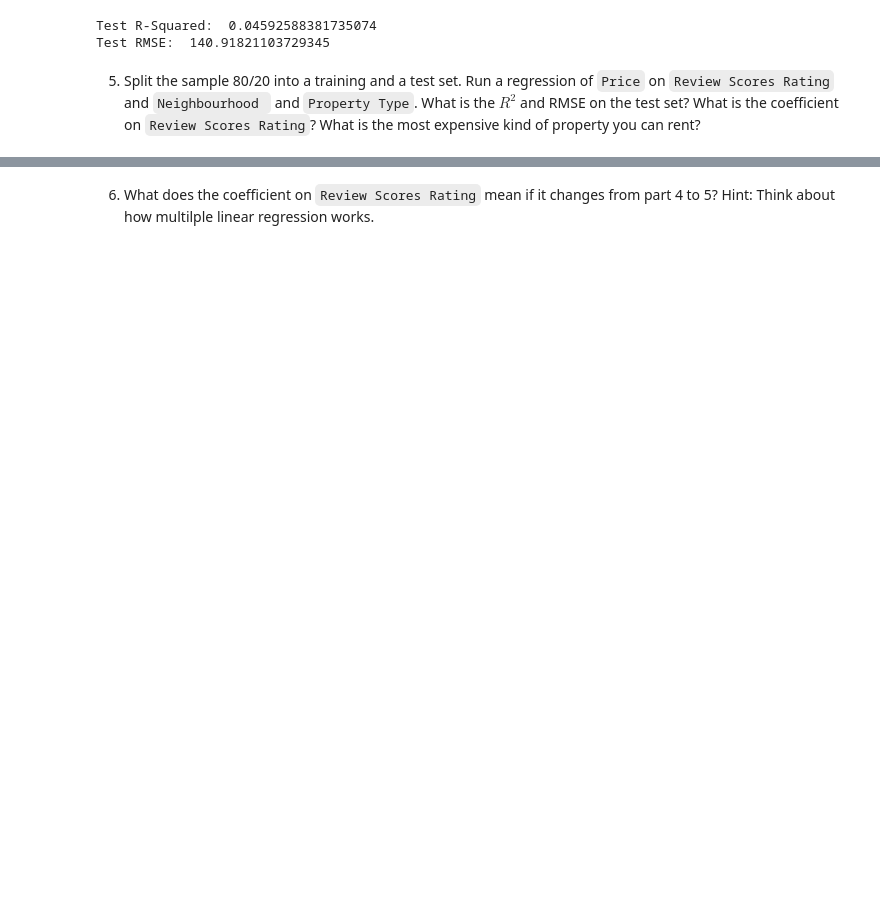
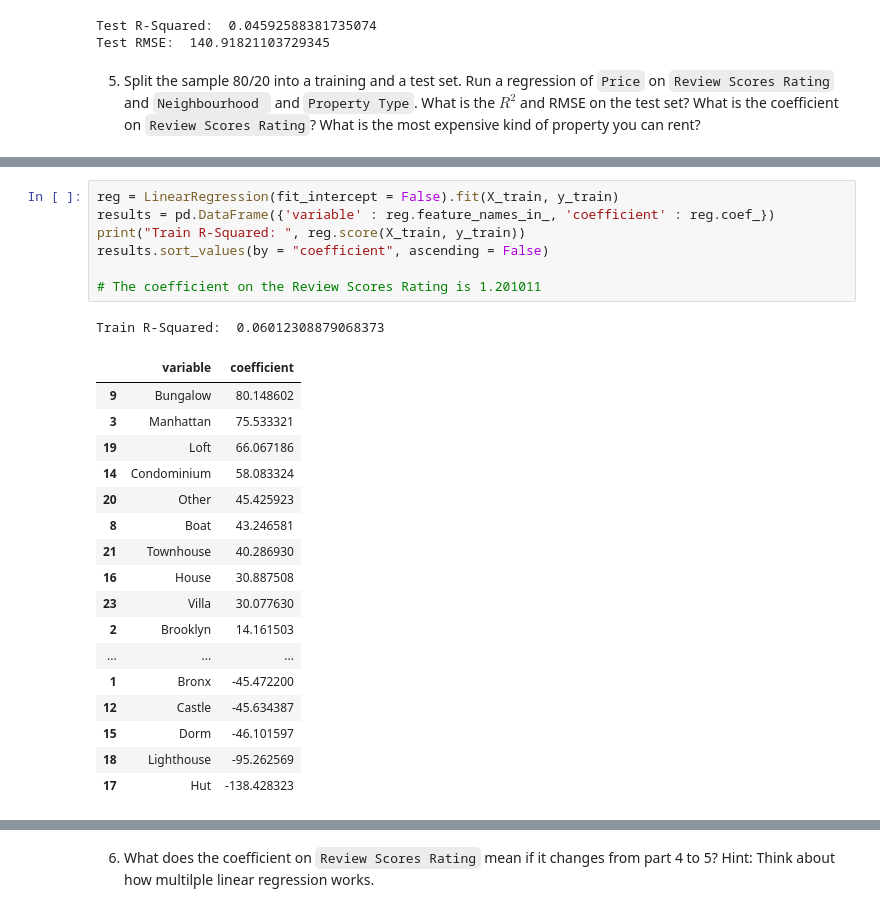
Before and after one commit to mgh2xx/linearModels, a Jupyter notebook: assignment/assignment.ipynb, the cells around one changed output, grey strips where cells are left out. Cells and saved outputs as stored; diff of their text form; blank space fills up the shorter version.

```diff
--- a/assignment/assignment.ipynb
+++ b/assignment/assignment.ipynb
@@ -191,0 +208,26 @@ Test RMSE:  140.91821103729345
+# %%
+reg = LinearRegression(fit_intercept = False).fit(X_train, y_train)
+results = pd.DataFrame({'variable' : reg.feature_names_in_, 'coefficient' : reg.coef_})
+print("Train R-Squared: ", reg.score(X_train, y_train))
+results.sort_values(by = "coefficient", ascending = False)
+
+# The coefficient on the Review Scores Rating is 1.201011
+# %% [output]
+Train R-Squared:  0.06012308879068373
+|  | variable | coefficient |
+| 9 | Bungalow | 80.148602 |
+| 3 | Manhattan | 75.533321 |
+| 19 | Loft | 66.067186 |
+| 14 | Condominium | 58.083324 |
+| 20 | Other | 45.425923 |
+| 8 | Boat | 43.246581 |
+| 21 | Townhouse | 40.286930 |
+| 16 | House | 30.887508 |
+| 23 | Villa | 30.077630 |
+| 2 | Brooklyn | 14.161503 |
+| ... | ... | ... |
+| 1 | Bronx | -45.472200 |
+| 12 | Castle | -45.634387 |
+| 15 | Dorm | -46.101597 |
+| 18 | Lighthouse | -95.262569 |
+| 17 | Hut | -138.428323 |
```
Also changed, not shown: parts of 21 cells of this notebook, 1 other file.
